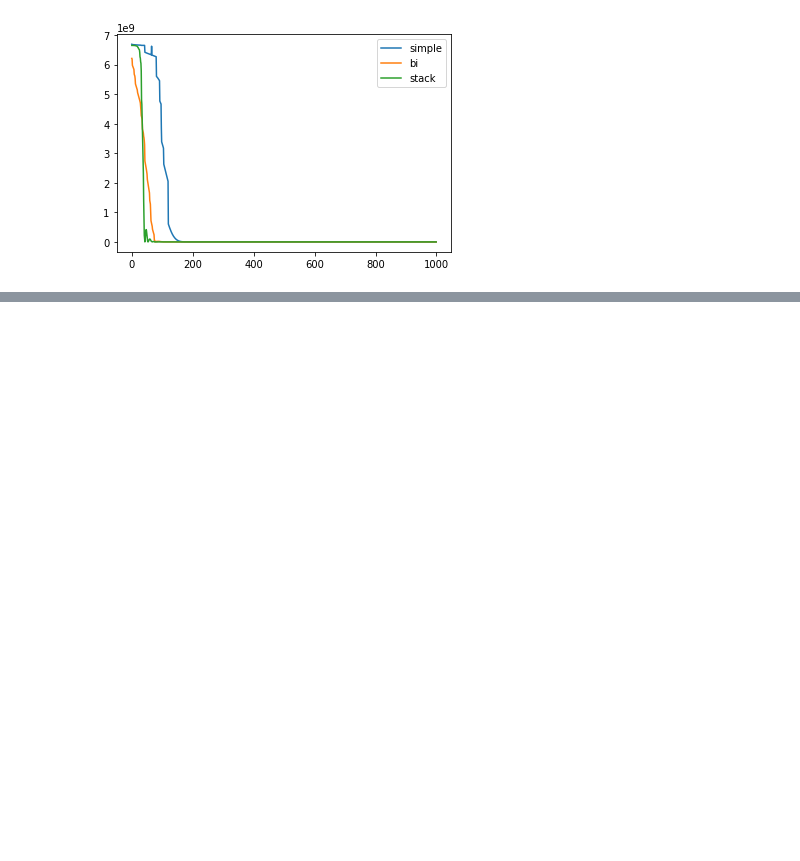
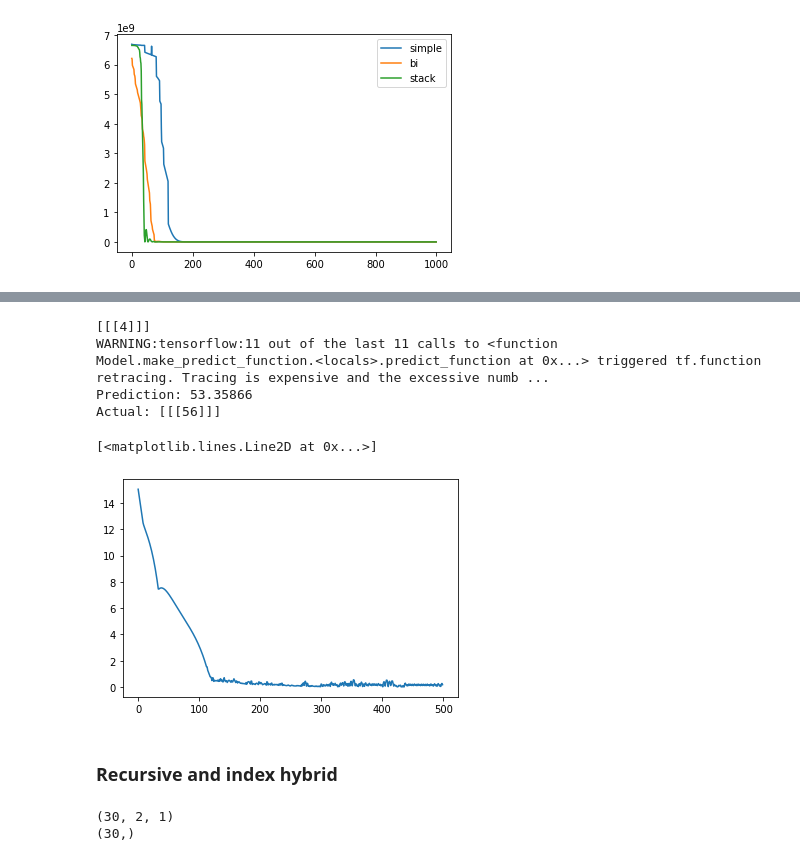
Before and after one commit to MasterMilkX/iqtest_seqbot, a Jupyter notebook: test_rnn.ipynb, the cells around one changed output, grey strips where cells are left out. Drawn from its saved outputs; the diff is of its cells as text; code cells hidden in the pictures; blank space fills up the shorter version.

```diff
--- a/test_rnn.ipynb
+++ b/test_rnn.ipynb
@@ -352,0 +591,39 @@ pyplot.legend()
+# %%
+#make dataset (input => index of number, output => value)
+# function: A_n = (2n-1)*2n
+ind_train = [[[1]],[[2]],[[3]]]
+ans_train = [[[2]],[[12]],[[30]]]
+ind_test = [[[4]]]
+ans_test = [[[56]]]
+# %%
+# Simple LSTM - softplus Activation
+index_model = Sequential()
+index_model.add(LSTM(50, activation='softplus', input_shape=(1, 1)))
+index_model.add(Dense(1))
+adam = keras.optimizers.Adam(lr=0.01)
+index_model.compile(optimizer=adam, loss='mae',metrics=['mae'])
+index_history = index_model.fit(ind_train, ans_train, epochs=500, validation_split=0.0, verbose=0)
+
+#predict on unseen
+print(ind_test)
+print("Prediction: " + str(np.squeeze(index_model.predict(ind_test))))
+print("Actual: " + str(ans_test))
+
+#plot error
+pyplot.plot(index_history.history['mae'])
+# %% [output]
+[[[4]]]
+WARNING:tensorflow:11 out of the last 11 calls to <function Model.make_predict_function.<locals>.predict_function at 0x...> triggered tf.function retracing. Tracing is expensive and the excessive numb ...
+Prediction: 53.35866
+Actual: [[[56]]]
+[<matplotlib.lines.Line2D at 0x...>]
+[figure, added]
+# %% [markdown]
+### Recursive and index hybrid
+# %%
+#remember format of fibonacci data
+print(X_train.shape)
+print(y_train.shape)
+# %% [output]
+(30, 2, 1)
+(30,)
```
Also changed, not shown: parts of 24 cells of this notebook, 2 other files.
